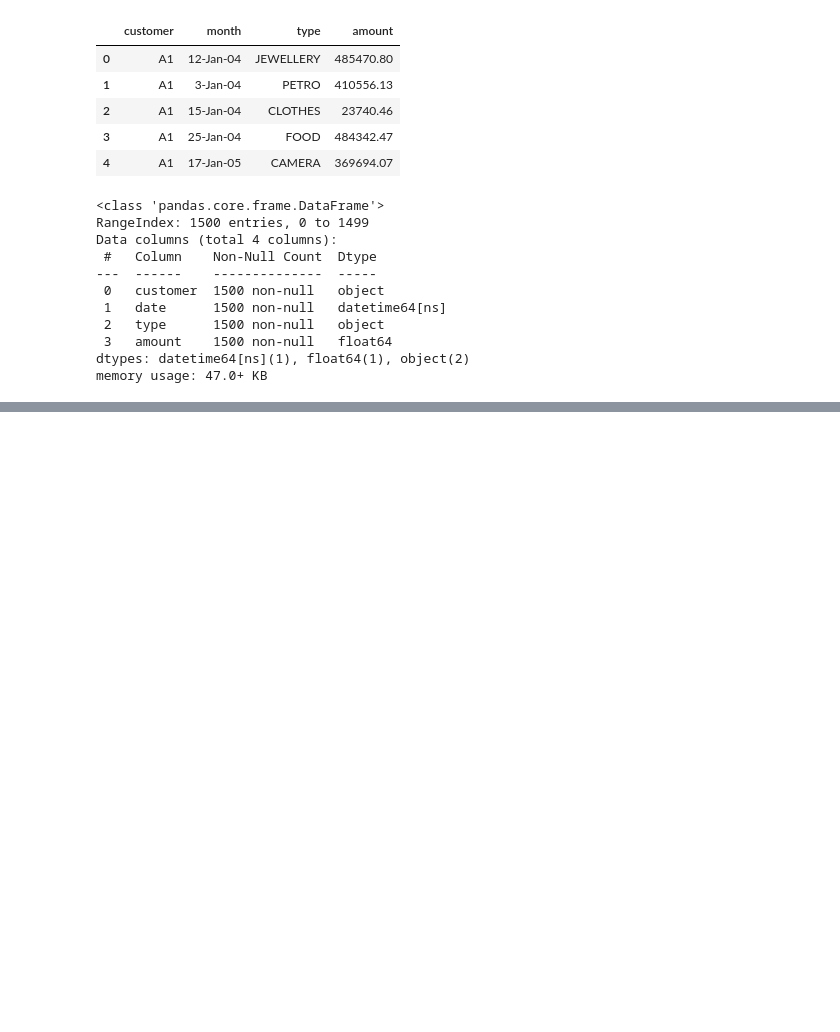
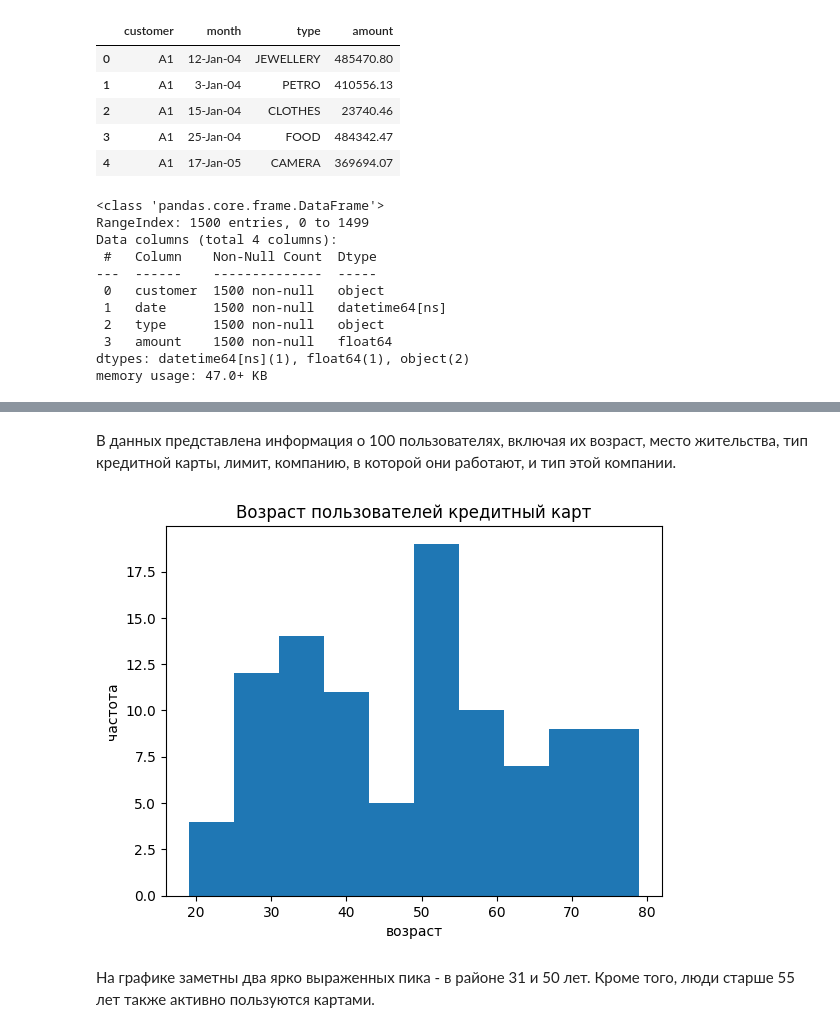
Before and after one commit to dkolesov95/exploratory_data_analysis, a Jupyter notebook: credit_card_eda/credit_card_eda.ipynb, the cells around one changed output, grey strips where cells are left out. Saved outputs shown, nothing was run; the diff lists cells and outputs as text; code cells hidden in the pictures; blank space fills up the shorter version.

```diff
--- a/credit_card_eda/credit_card_eda.ipynb
+++ b/credit_card_eda/credit_card_eda.ipynb
@@ -304,7 +325,10 @@ plt.show()
 
 На основе типа кредитной карточки, место работы и стоимости транзакций как у других пользователей, я делаю вывод, что возраст младше 18 лет это ошиюка в данных, которую нужно исправить. Заменим возраст у таких пользователей на среднее значение с математическим округлением.
 # %%
-cust_ac.loc[cust_ac['age'] < 18, 'age'] = cust_ac.query('age > 18').age.mean().round().astype('int')
+cust_ac.loc[cust_ac['age'] < 18, 'age'] = cust_ac.query('age > 18') \
+                                                .age.mean() \
+                                                .round() \
+                                                .astype('int')
 # %%
 # проверим на ошибки
 
@@ -436,0 +488,16 @@ memory usage: 47.0+ KB
+# %% [markdown]
+В данных представлена информация о 100 пользователях, включая их возраст, место жительства, тип кредитной карты, лимит, компанию, в которой они работают, и тип этой компании.
+# %%
+# посмотрим на распределение возраста
+
+cust_ac.age.plot(kind='hist')
+
+plt.title('Возраст пользователей кредитный карт')
+plt.xlabel('возраст')
+plt.ylabel('частота')
+
+plt.show();
+# %% [output]
+[figure, added]
+# %% [markdown]
+На графике заметны два ярко выраженных пика - в районе 31 и 50 лет. Кроме того, люди старше 55 лет также активно пользуются картами.
```
Also changed, not shown: parts of 48 cells of this notebook.
